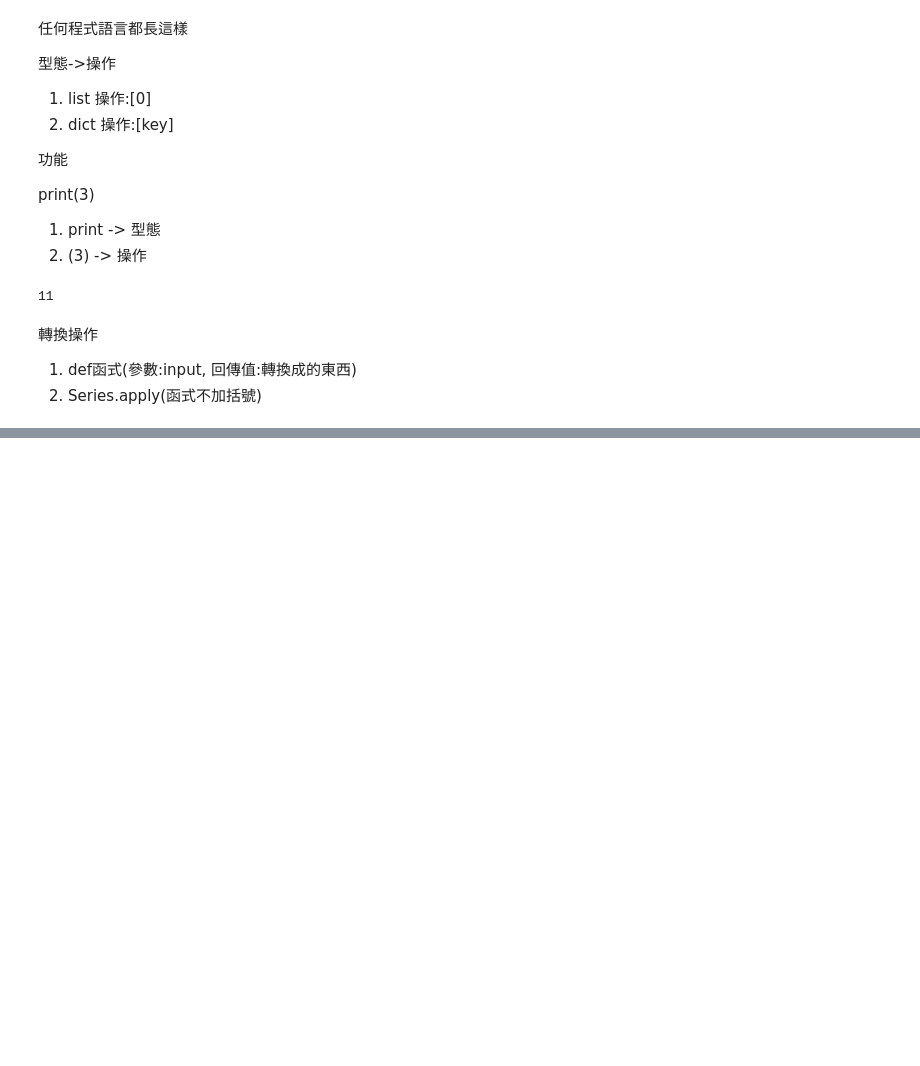
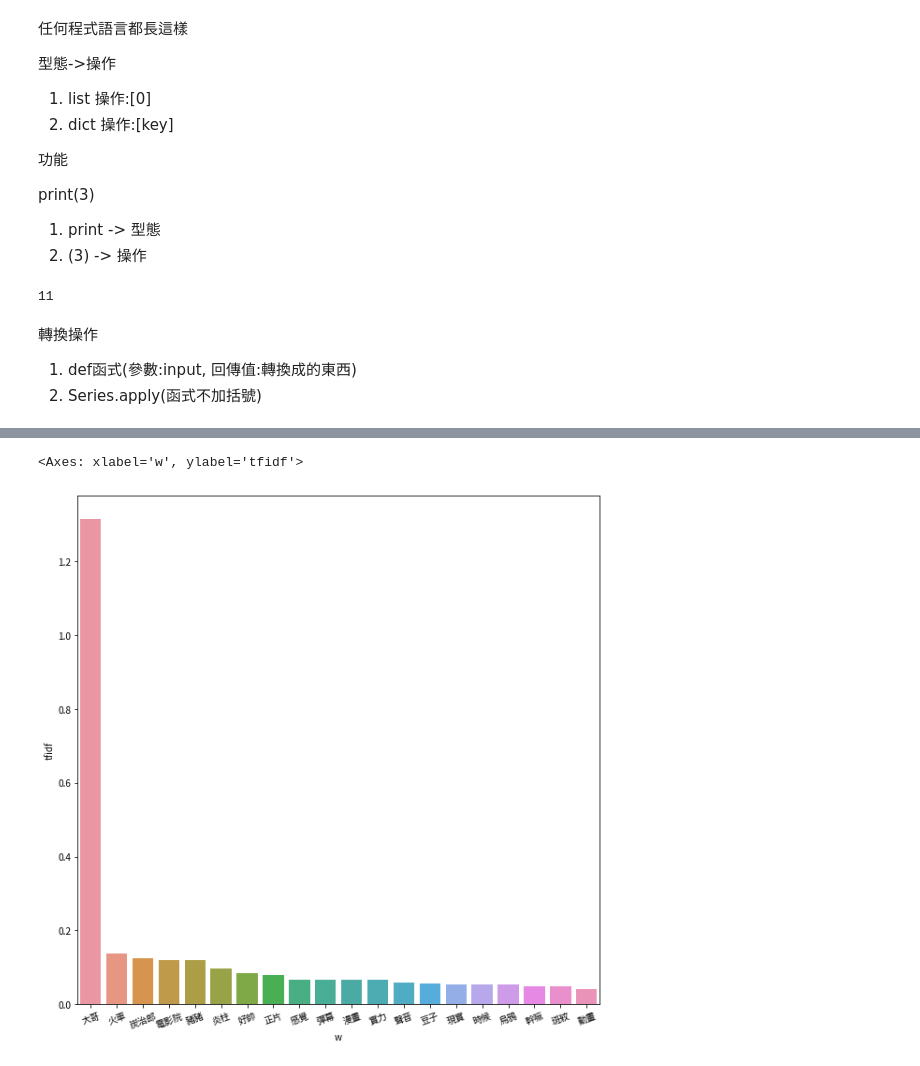
Before and after one commit to Elwing-Chou/kmu, a Jupyter notebook: 0326.ipynb, the cells around one changed output, grey strips where cells are left out. Cells and saved outputs as stored; diff of their text form; code cells hidden in the pictures; blank space fills up the shorter version.

```diff
--- a/0326.ipynb
+++ b/0326.ipynb
@@ -190,4 +190,9 @@ a(5, 6)
 # %%
 def change(s):
     return " ".join(jieba.cut(s))
-df["text"].apply(change)
+text_cut = df["text"].apply(change)
+combine = "\n".join(text_cut)
+keywords = jieba.analyse.extract_tags(combine,
+                    allowPOS=["n"],
+                    withWeight=True)
+keywords
@@ -206,0 +217,28 @@ Name: text, Length: 3001, dtype: object
+# %%
+# Colab 進行matplotlib繪圖時顯示繁體中文
+# 下載台北思源黑體並命名taipei_sans_tc_beta.ttf，移至指定路徑
+# !開始都是 linux指令
+!wget -O TaipeiSansTCBeta-Regular.ttf https://drive.google.com/uc?id=1eGAsTN1HBpJAkeVM57_C7ccp7hbgSz3_&export=download
+
+import matplotlib as mpl
+import matplotlib.pyplot as plt
+from matplotlib.font_manager import fontManager
+
+fontManager.addfont('TaipeiSansTCBeta-Regular.ttf')
+mpl.rc('font', family='Taipei Sans TC Beta')
+# %%
+import matplotlib.pyplot as plt
+import seaborn as sns
+
+# 第一種: x, y座標分開給
+xs = [w for w, tfidf in keywords]
+ys = [tfidf for w, tfidf in keywords]
+plt.figure(figsize=(10, 10))
+sns.barplot(x=xs, y=ys)
+plt.xticks(rotation=20)
+# 第二種: pandas DataFrame
+d = pd.DataFrame(keywords, columns=["w", "tfidf"])
+sns.barplot(data=d, x="w", y="tfidf")
+# %% [output]
+<Axes: xlabel='w', ylabel='tfidf'>
+[figure, added]
```
Also changed, not shown: parts of 3 cells of this notebook.
